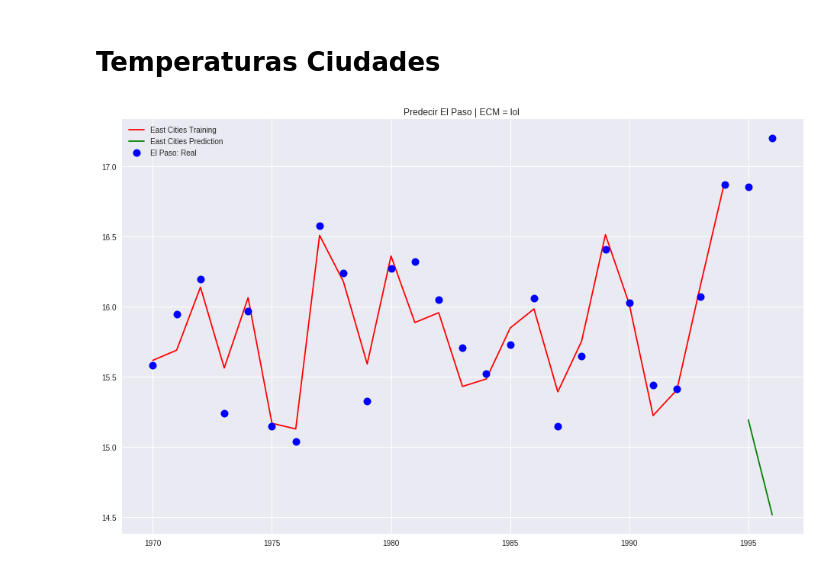
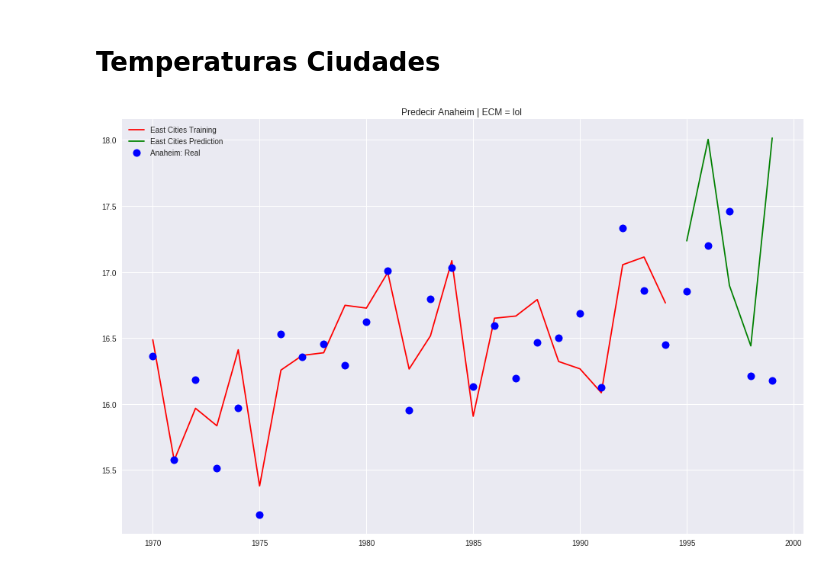
Before and after one commit to smcsicardi/metnum-tp3, a Jupyter notebook: temperaturas ciudades.ipynb, the cells around one changed output. Saved outputs shown, nothing was run; the diff lists cells and outputs as text; code cells hidden in the pictures.

```diff
--- a/temperaturas ciudades.ipynb
+++ b/temperaturas ciudades.ipynb
@@ -158,20 +178,21 @@ dfW = generarDFXS(dfWest, listXs)
 dfE = generarDFXS(dfEast, listXs)
 # %%
 #TEST: tomo la ciudad idxCity del lado oeste e intento predecirla con todas las del este
-idxCity = 10
+idxCity = 2
 
 dfCity = groupByCitiesW.get_group(listCitiesWest[idxCity])
 dfe = dfE.copy(deep=True)
+funcion = lambda xs: [xs[i] for i in range(len(xs))] + [1]
 
-fechasT, xsT, ysT, resXST, fechasP, xsP, ysP, resXSP = resolver(dfCity, dfe, 1970, 25, 1995, 2)
+fechasT, xsT, ysT, resXST, fechasP, xsP, ysP, resXSP = resolver(dfCity, dfe, 1970, 25, 1995, 5, funcion)
 
 plt.plot(fechasT, resXST, 'r', label='East Cities Training', color='red')
 plt.plot(fechasP, resXSP, 'r', label='East Cities Prediction', color='green')
 
 plt.plot(fechasT+fechasP, ysT+ysP, 'o', label=listCitiesWest[idxCity]+': Real', markersize=10, color='blue')
 
 plt.title('{} | ECM = {} '.format("Predecir "+ listCitiesWest[idxCity], 'lol') )
 plt.legend()
 plt.show()
 # %% [output]
-[figure, old version]
+[figure, new version]
```
Also changed, not shown: parts of 3 cells of this notebook.
